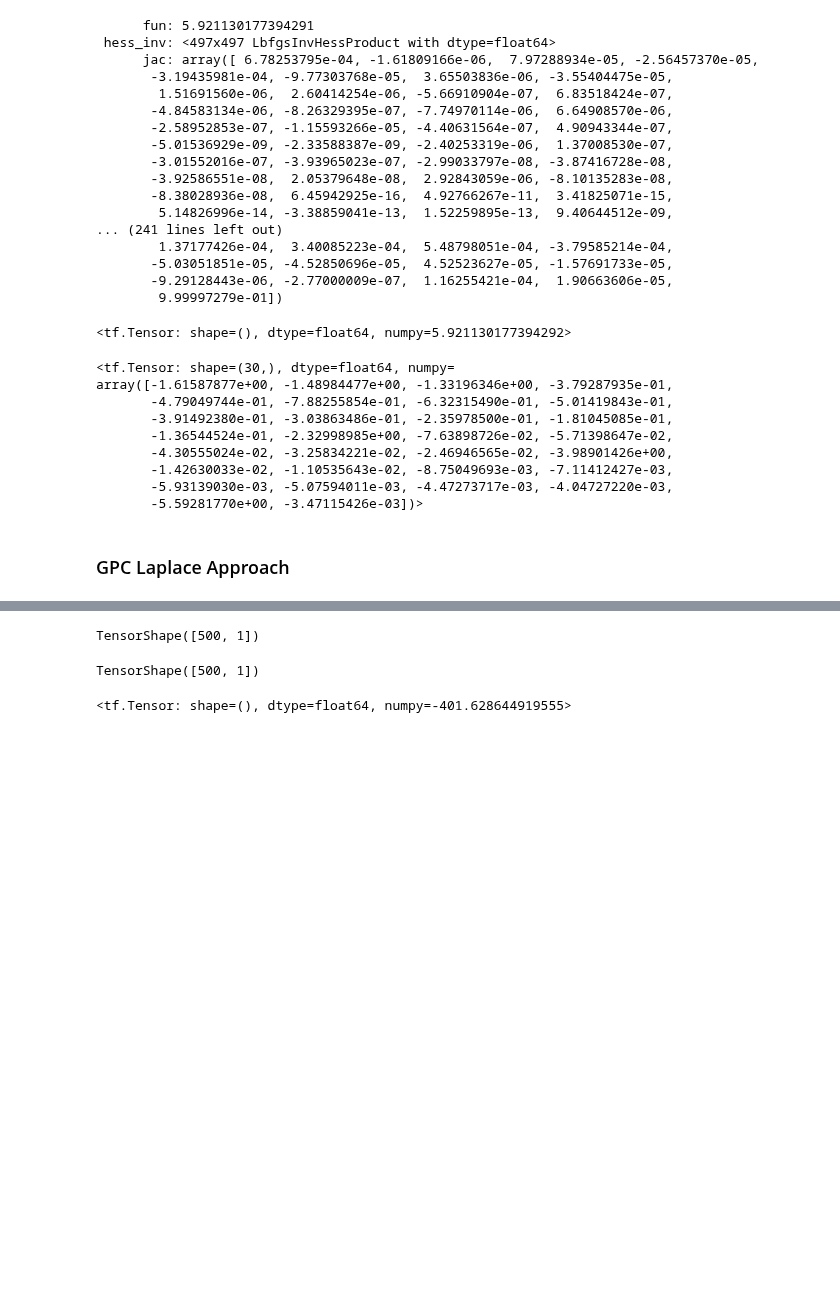
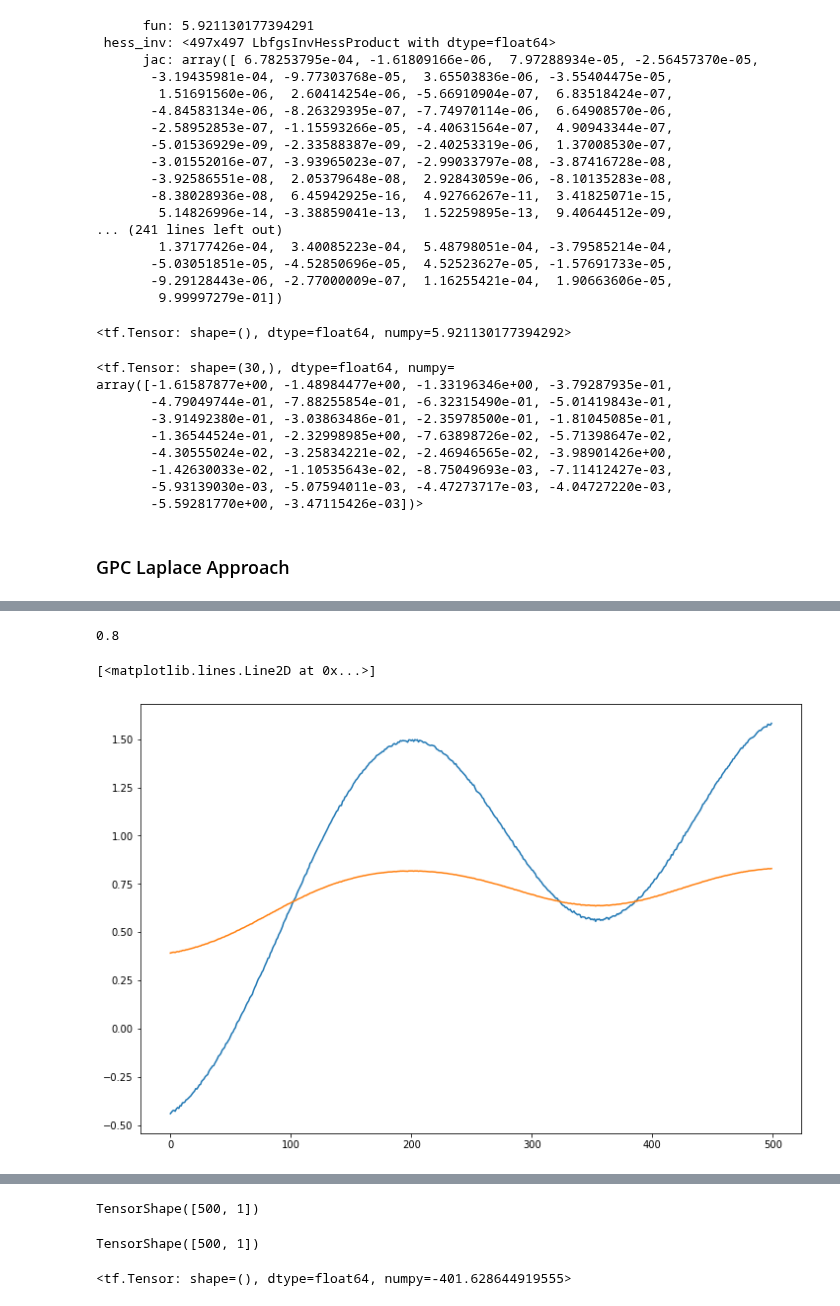
Before and after one commit to RoetGer/generalized-t-process-regression, a Jupyter notebook: gen_t_process.ipynb, the cells around one changed output, grey strips where cells are left out. Saved outputs shown, nothing was run; the diff lists cells and outputs as text; code cells hidden in the pictures; blank space fills up the shorter version.

Commit message:
Investigate issue with non positive definite Kernel matrix.

```diff
--- a/gen_t_process.ipynb
+++ b/gen_t_process.ipynb
@@ -190,13 +190,14 @@ import matplotlib.pyplot as plt
 import numpy as np
 import tensorflow as tf
 import tensorflow_probability as tfp
+from sklearn.preprocessing import StandardScaler
 tfd = tfp.distributions
 
 plt.rcParams["figure.figsize"] = (12, 8)
 
 tf.__version__
 
-nobs = 500
+nobs = 50
 PI = tf.constant(np.pi, dtype=tf.float64)
 obs_dist = gpflow.likelihoods.Bernoulli(invlink=tf.math.sigmoid)
 
@@ -263,14 +264,16 @@ def compute_marginal_ll(f, y, K, hess_diag):
 
   return mll
 
-k = gpflow.kernels.SquaredExponential(lengthscales=1, variance=2.)
-x_grid = np.linspace(0, 6, nobs).reshape(-1, 1)
+k = gpflow.kernels.SquaredExponential(lengthscales=1., variance=2.)
+ssc = StandardScaler()
+x_grid = ssc.fit_transform(np.linspace(0, 6, nobs).reshape(-1, 1))
+x_grid = tf.constant(x_grid, dtype=tf.float64)
 K = k(x_grid)
 
 # sample from a multivariate normal
 rng = np.random.RandomState(6)
 
-L = np.linalg.cholesky(K + 10e-6*np.eye(K.shape[0]))
+L = np.linalg.cholesky(K + 10e-6*tf.eye(K.shape[0], dtype=tf.float64))
 f_real = np.dot(L, rng.randn(nobs, 1))
 f_real = tf.cast(f_real, tf.float64)
 
@@ -278,0 +313,4 @@ y = tf.cast(rng.binomial(1, pvals), tf.int32)
+# %%
+gpc.score(x_grid, y)
+# %% [output]
+0.8
@@ -278,0 +319,8 @@ y = tf.cast(rng.binomial(1, pvals), tf.int32)
+# %%
+import matplotlib.pyplot as plt
+
+plt.plot(f_real.numpy())
+plt.plot(pvals.numpy())
+# %% [output]
+[<matplotlib.lines.Line2D at 0x...>]
+[figure, added]
```
Also changed, not shown: parts of 19 cells of this notebook.
